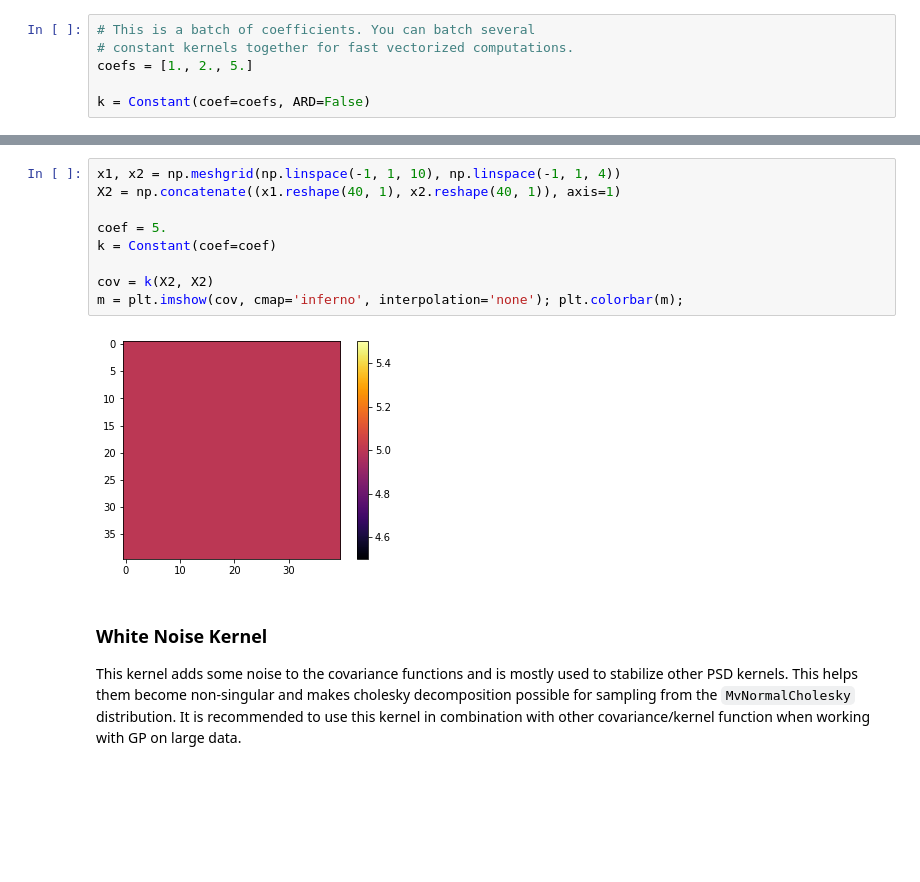
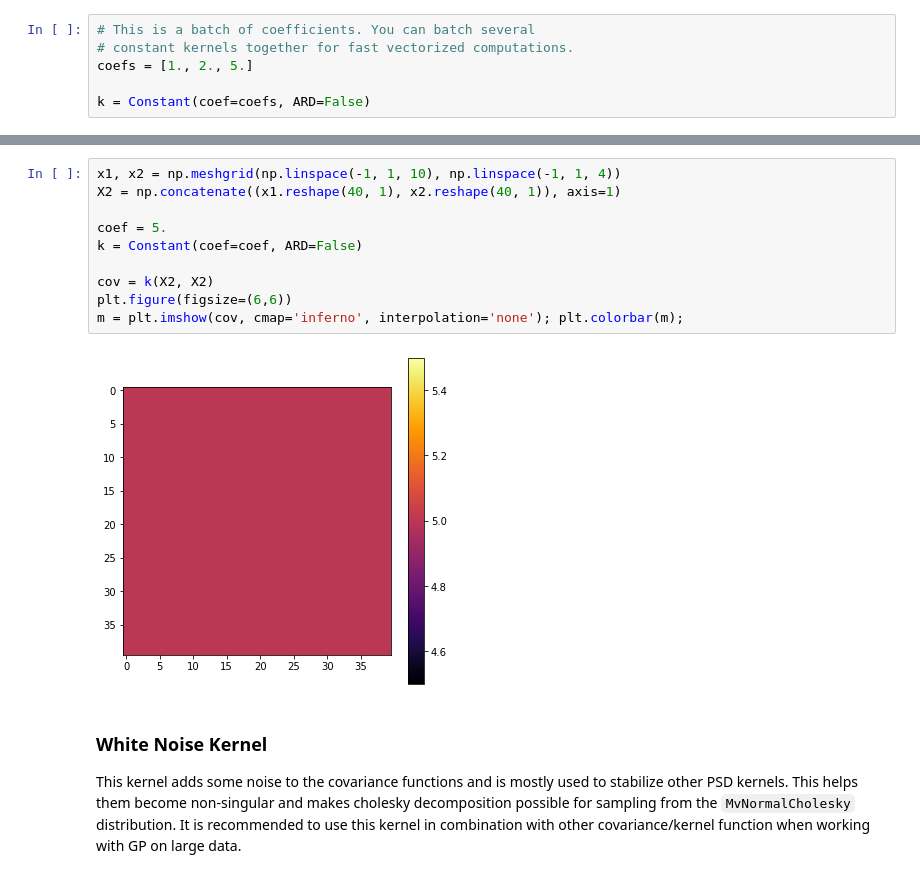
Before and after one commit to pymc-devs/pymc4, a Jupyter notebook: notebooks/GP-MeansAndCovs.ipynb, the cells around one changed output, grey strips where cells are left out. Cells and saved outputs as stored; diff of their text form; blank space fills up the shorter version.

```diff
--- a/notebooks/GP-MeansAndCovs.ipynb
+++ b/notebooks/GP-MeansAndCovs.ipynb
@@ -221,14 +237,15 @@ plt.show()
 # %%
 x1, x2 = np.meshgrid(np.linspace(-1, 1, 10), np.linspace(-1, 1, 4))
 X2 = np.concatenate((x1.reshape(40, 1), x2.reshape(40, 1)), axis=1)
 
 coef = 5.
-k = Constant(coef=coef)
+k = Constant(coef=coef, ARD=False)
 
 cov = k(X2, X2)
+plt.figure(figsize=(6,6))
 m = plt.imshow(cov, cmap='inferno', interpolation='none'); plt.colorbar(m);
 # %% [output]
-[figure, old version]
+[figure, new version]
 # %% [markdown]
 ### White Noise Kernel
 
```
Also changed, not shown: parts of 67 cells of this notebook, 3 other files.
